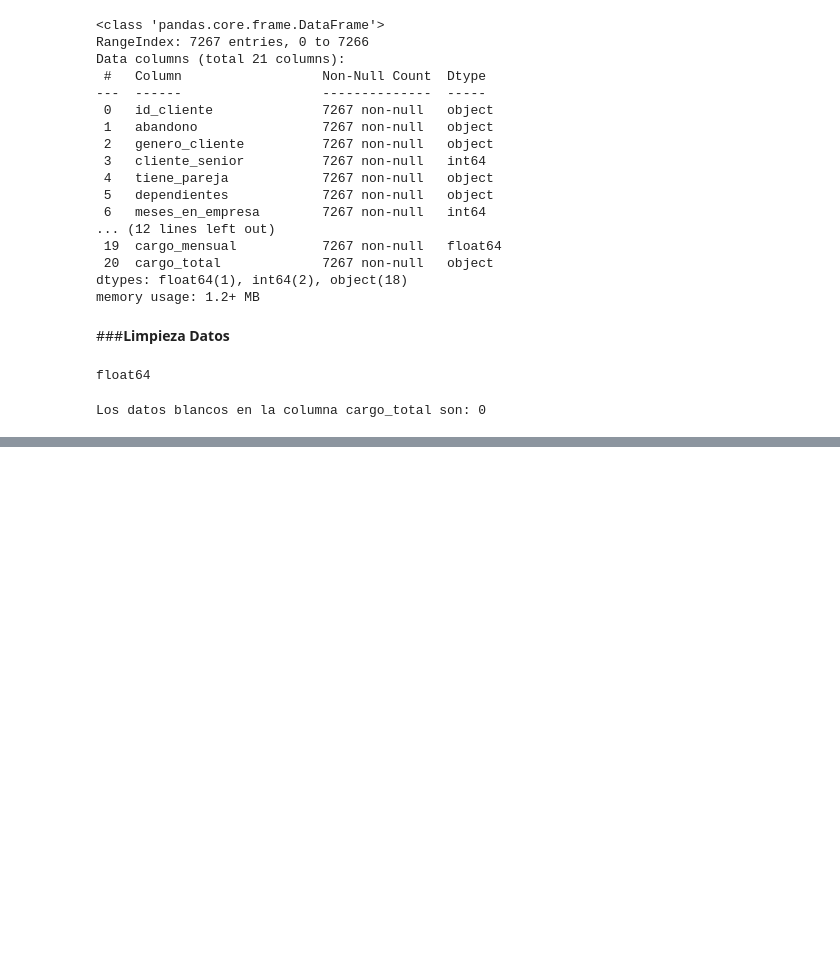
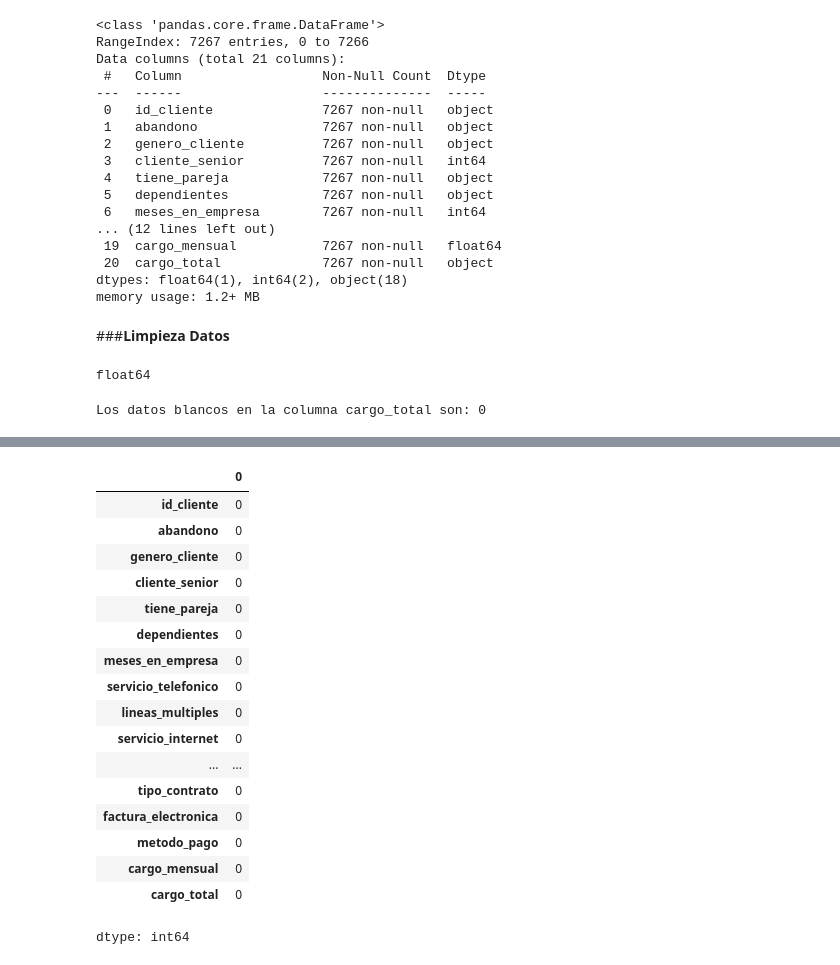
Before and after one commit to Nataliahfk/Telecom-X_-segundo-challenge, a Jupyter notebook: Telecom_X_Clallenge_Latam.ipynb, the cells around one changed output, grey strips where cells are left out. Saved outputs shown, nothing was run; the diff lists cells and outputs as text; code cells hidden in the pictures; blank space fills up the shorter version.

```diff
--- a/Telecom_X_Clallenge_Latam.ipynb
+++ b/Telecom_X_Clallenge_Latam.ipynb
@@ -245,0 +272,22 @@ Los datos blancos en la columna cargo_total son: 0
+# %%
+# Confirmar vacios y blancos depués de la limpieza de datos
+df_normalizado.apply(lambda x: x.astype(str).str.strip() == '').sum()
+# %% [output]
+|  | 0 |
+| id_cliente | 0 |
+| abandono | 0 |
+| genero_cliente | 0 |
+| cliente_senior | 0 |
+| tiene_pareja | 0 |
+| dependientes | 0 |
+| meses_en_empresa | 0 |
+| servicio_telefonico | 0 |
+| lineas_multiples | 0 |
+| servicio_internet | 0 |
+| ... | ... |
+| tipo_contrato | 0 |
+| factura_electronica | 0 |
+| metodo_pago | 0 |
+| cargo_mensual | 0 |
+| cargo_total | 0 |
+dtype: int64
```
Also changed, not shown: parts of 2 cells of this notebook.
